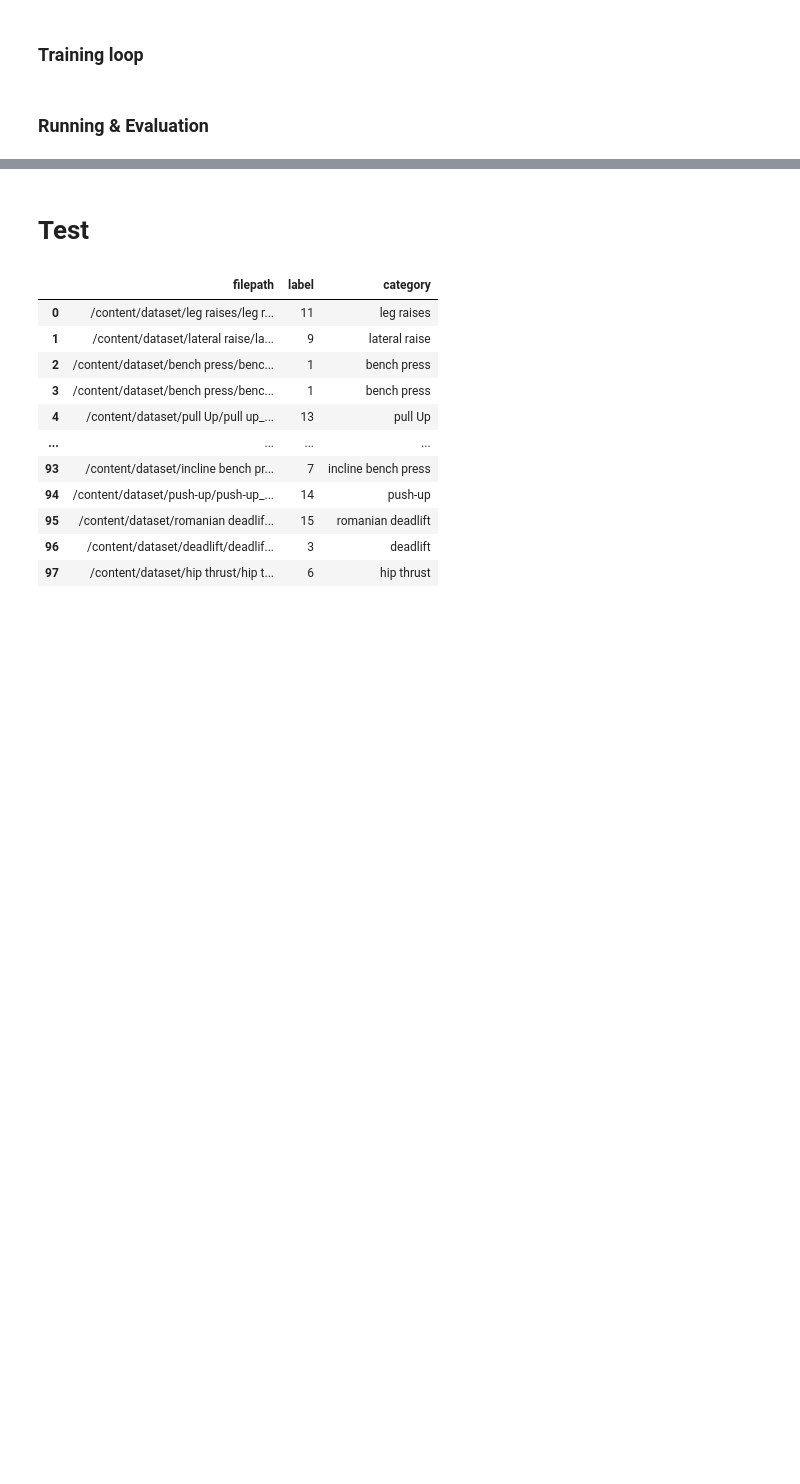
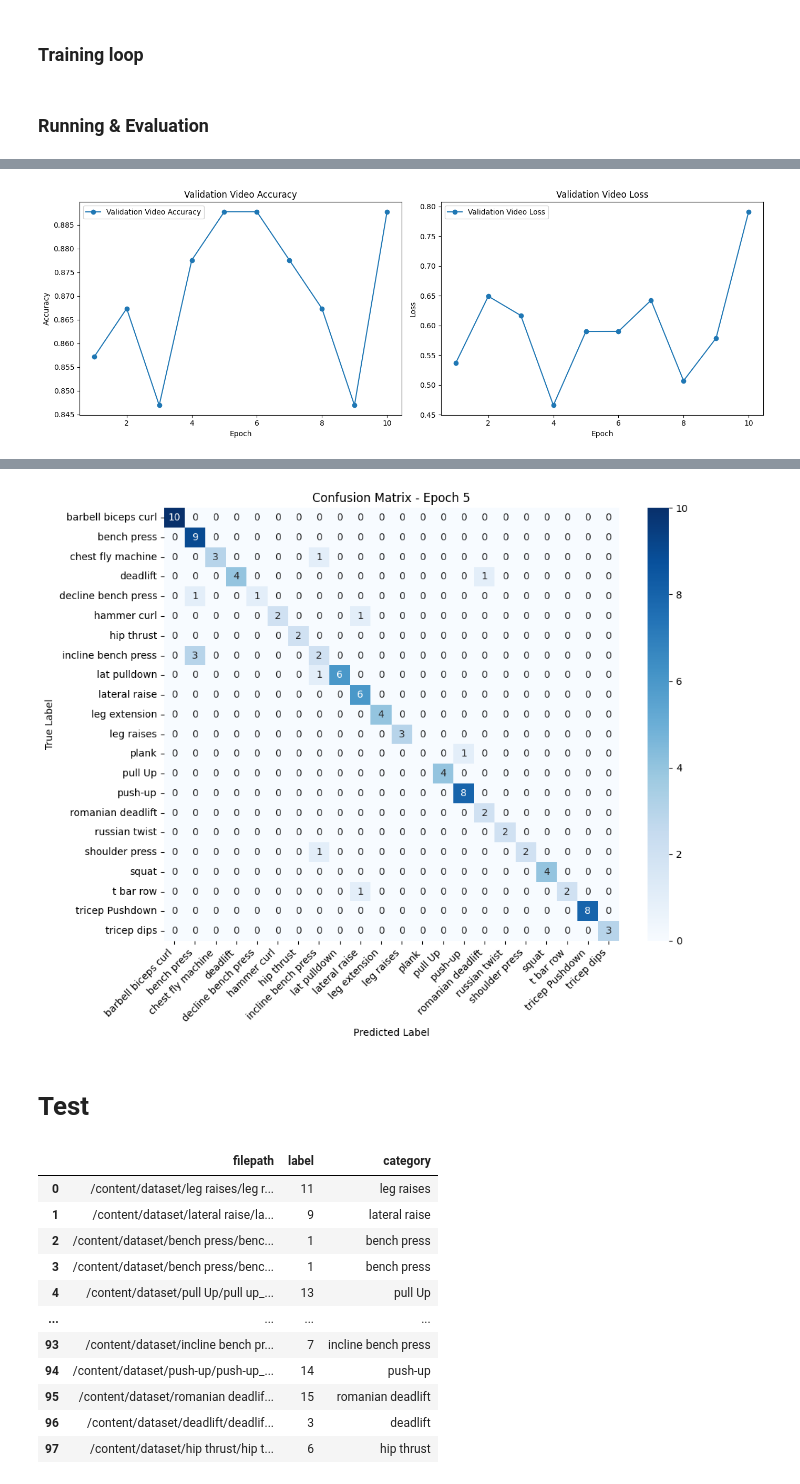
Before and after one commit to ShannieChacham/Workout_Exercises_Video_Classifier, a Jupyter notebook: Copy_of_Shannie_Chacham_0_92.ipynb, the cells around one changed output, grey strips where cells are left out. Drawn from its saved outputs; the diff is of its cells as text; code cells hidden in the pictures; blank space fills up the shorter version.

```diff
--- a/Copy_of_Shannie_Chacham_0_92.ipynb
+++ b/Copy_of_Shannie_Chacham_0_92.ipynb
@@ -985,9 +981,8 @@ model, history = train_model(
     val_loader=val_loader,
     val_dataset=val_dataset,
     device=device,
-    weights=class_weights,
+    weights=None,
     num_epochs=10,
-    # lr=1e-4,
     lr=1e-3,
     save_dir="/content/drive/MyDrive/Beilinson/models"
 )
@@ -1108,7 +1118,7 @@ def analyze_video_level_metrics(history_path, predictions_dir, save_path=None, l
 
     # Plot confusion matrix
     cm = confusion_matrix(y_true, y_pred)
-    plt.figure(figsize=(16, 14))
+    plt.figure(figsize=(10, 8))
     cm_df = pd.DataFrame(cm, index=label_names, columns=label_names)
     sns.heatmap(cm_df, annot=True, fmt='d', cmap='Blues', cbar=True, xticklabels=label_names, yticklabels=label_names)
     plt.xticks(rotation=45, ha='right')
@@ -1125,9 +1135,10 @@ def analyze_video_level_metrics(history_path, predictions_dir, save_path=None, l
 
     plt.show()
 # %%
-# label_names = [label_map[i] for i in sorted(label_map)]
+label_names = [inv_map[i] for i in range(len(inv_map))]
 
 history_path = "/content/drive/MyDrive/Beilinson/models/training_history.json"
 predictions_dir = "/content/drive/MyDrive/Beilinson/models"
 
-analyze_video_level_metrics(history_path, predictions_dir, label_names=inv_map, save_path=output_path)
+analyze_video_level_metrics(history_path, predictions_dir, label_names=label_names, save_path=output_path)
+# %% [output]
@@ -1133,0 +1157 @@ analyze_video_level_metrics(history_path, predictions_dir, label_names=inv_map,
+[figure, added]
@@ -1134,3 +1160,4 @@ analyze_video_level_metrics(history_path, predictions_dir, label_names=inv_map,
+[figure, added]
 # %% [markdown]
 # **Test**
 # %%
```
Also changed, not shown: parts of 14 cells of this notebook.
